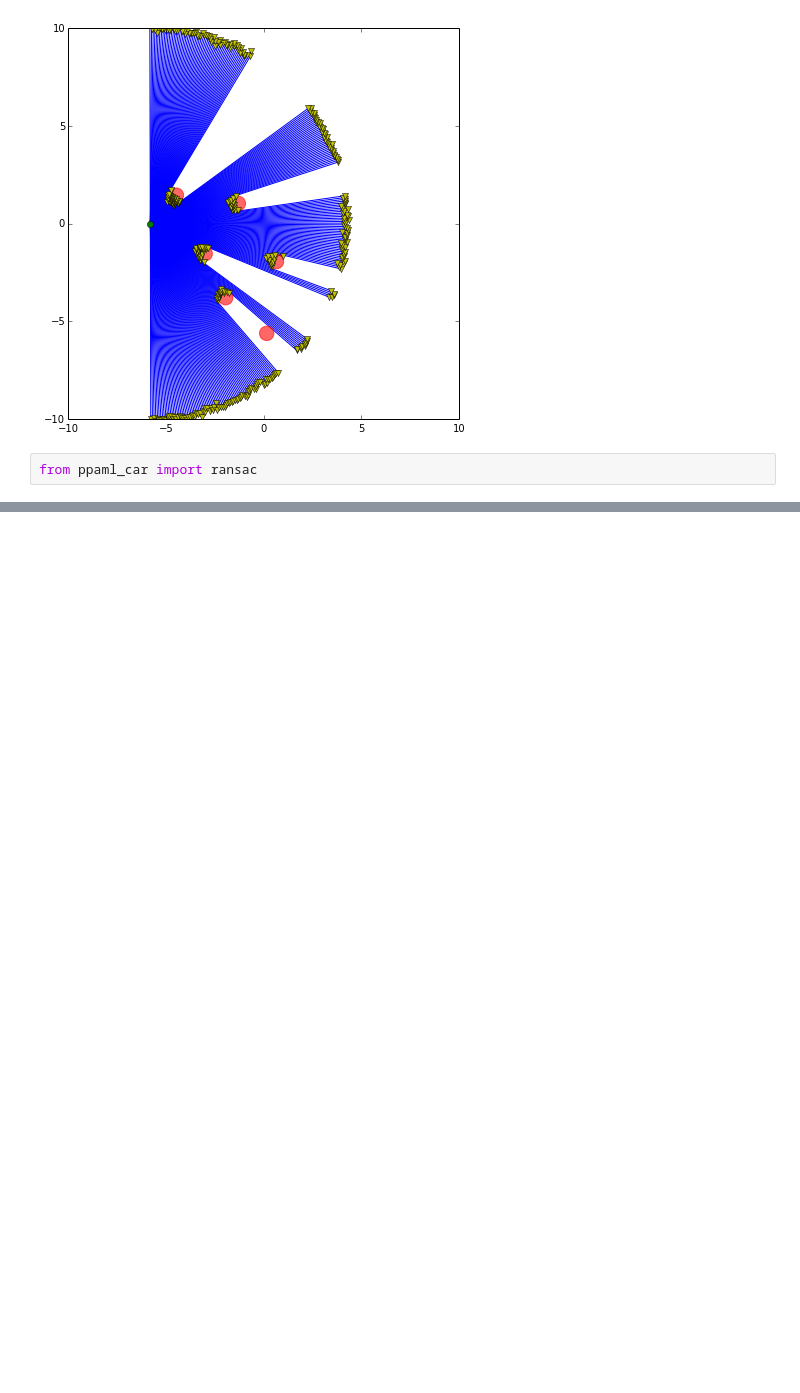
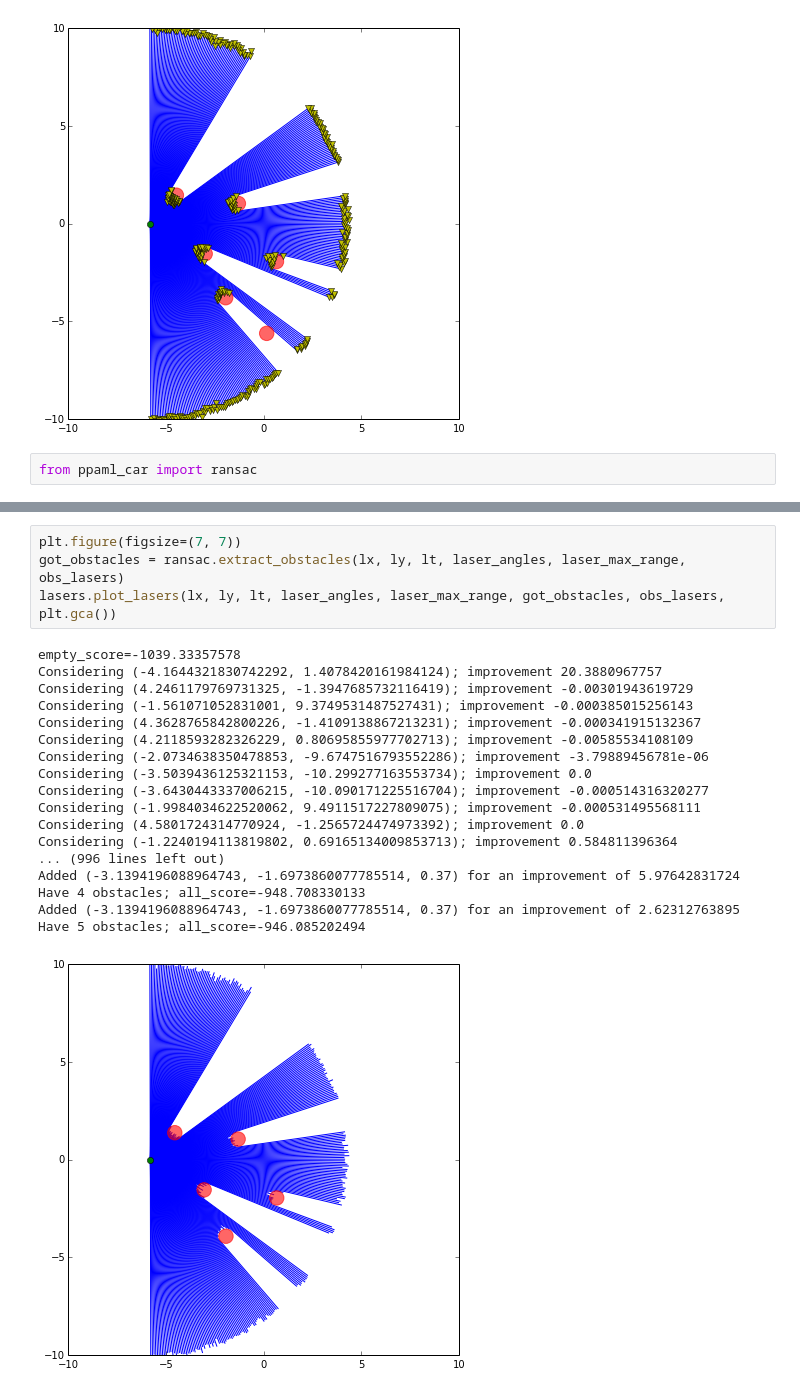
Before and after one commit to BayesianLogic/ppaml-slam, a Jupyter notebook: python-src/ppaml_car/explore_ransac.ipynb, the cells around one changed output, grey strips where cells are left out. Cells and saved outputs as stored; diff of their text form; blank space fills up the shorter version.

Commit message:
improved ransac (not really ransac at this point)

```diff
--- a/python-src/ppaml_car/explore_ransac.ipynb
+++ b/python-src/ppaml_car/explore_ransac.ipynb
@@ -40,0 +64,23 @@ lasers.plot_lasers(lx, ly, lt, laser_angles, laser_max_range, got_obstacles, obs
+# %%
+plt.figure(figsize=(7, 7))
+got_obstacles = ransac.extract_obstacles(lx, ly, lt, laser_angles, laser_max_range, obs_lasers)
+lasers.plot_lasers(lx, ly, lt, laser_angles, laser_max_range, got_obstacles, obs_lasers, plt.gca())
+# %% [output]
+empty_score=-1039.33357578
+Considering (-4.1644321830742292, 1.4078420161984124); improvement 20.3880967757
+Considering (4.2461179769731325, -1.3947685732116419); improvement -0.00301943619729
+Considering (-1.561071052831001, 9.3749531487527431); improvement -0.000385015256143
+Considering (4.3628765842800226, -1.4109138867213231); improvement -0.000341915132367
+Considering (4.2118593282326229, 0.80695855977702713); improvement -0.00585534108109
+Considering (-2.0734638350478853, -9.6747516793552286); improvement -3.79889456781e-06
+Considering (-3.5039436125321153, -10.299277163553734); improvement 0.0
+Considering (-3.6430443337006215, -10.090171225516704); improvement -0.000514316320277
+Considering (-1.9984034622520062, 9.4911517227809075); improvement -0.000531495568111
+Considering (4.5801724314770924, -1.2565724474973392); improvement 0.0
+Considering (-1.2240194113819802, 0.69165134009853713); improvement 0.584811396364
+... (996 lines left out)
+Added (-3.1394196088964743, -1.6973860077785514, 0.37) for an improvement of 5.97642831724
+Have 4 obstacles; all_score=-948.708330133
+Added (-3.1394196088964743, -1.6973860077785514, 0.37) for an improvement of 2.62312763895
+Have 5 obstacles; all_score=-946.085202494
+[figure, added]
```
Also changed, not shown: parts of 3 cells of this notebook, 1 other file.
